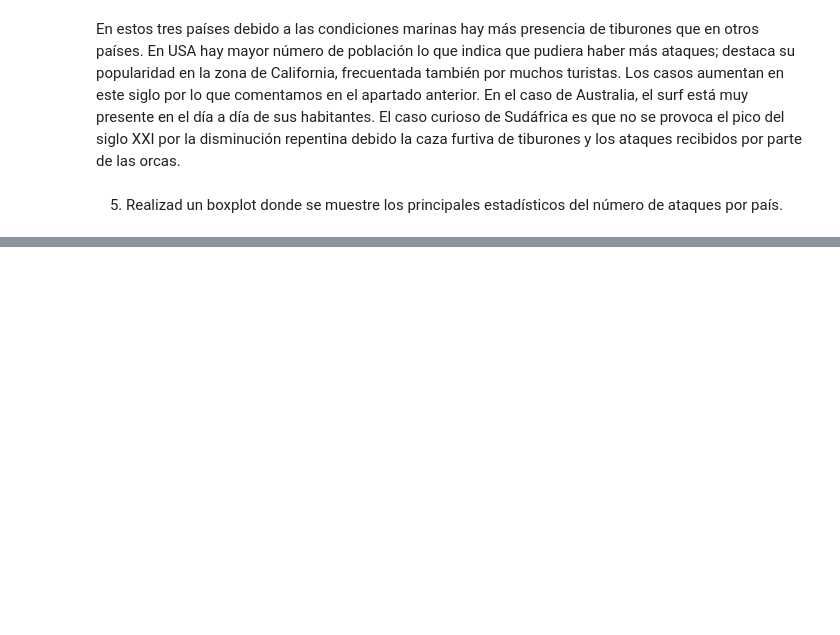
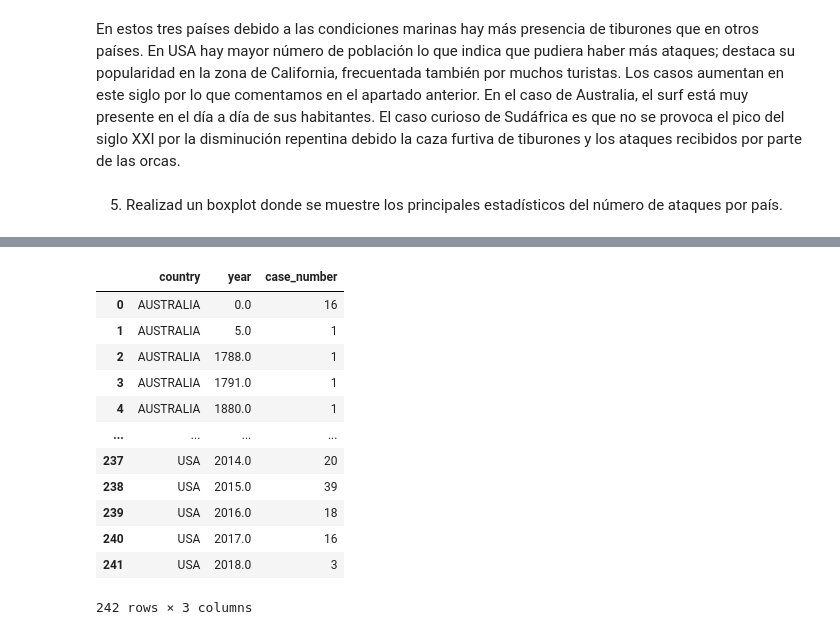
Before and after one commit to Adalab/DA_promoc_modulo2_sprint1_PaulayLola, a Jupyter notebook: Visualizacion/Visualizacion_3/modulo-2-visualizacion-3.ipynb, the cells around one changed output, grey strips where cells are left out. Saved outputs shown, nothing was run; the diff lists cells and outputs as text; code cells hidden in the pictures; blank space fills up the shorter version.

```diff
--- a/Visualizacion/Visualizacion_3/modulo-2-visualizacion-3.ipynb
+++ b/Visualizacion/Visualizacion_3/modulo-2-visualizacion-3.ipynb
@@ -125 +114,18 @@ usa_aus_sa.head()
+# %%
+df_boxplot = usa_aus_sa.groupby(['country','year'])['case_number'].count().reset_index()
+df_boxplot
+# %% [output]
+|  | country | year | case_number |
+| 0 | AUSTRALIA | 0.0 | 16 |
+| 1 | AUSTRALIA | 5.0 | 1 |
+| 2 | AUSTRALIA | 1788.0 | 1 |
+| 3 | AUSTRALIA | 1791.0 | 1 |
+| 4 | AUSTRALIA | 1880.0 | 1 |
+| ... | ... | ... | ... |
+| 237 | USA | 2014.0 | 20 |
+| 238 | USA | 2015.0 | 39 |
+| 239 | USA | 2016.0 | 18 |
+| 240 | USA | 2017.0 | 16 |
+| 241 | USA | 2018.0 | 3 |
+242 rows × 3 columns
 # %%
```
Also changed, not shown: parts of 6 cells of this notebook, 7 other files.
